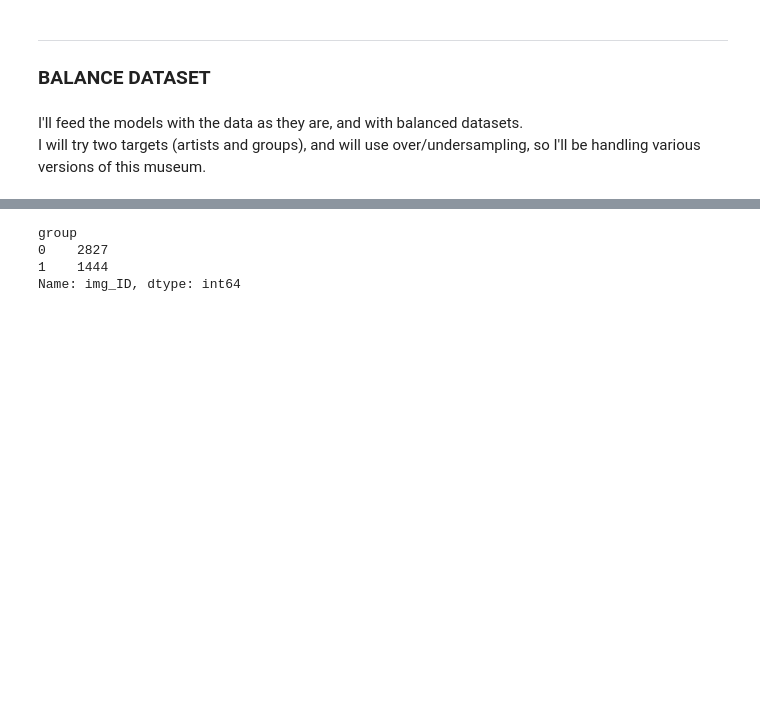
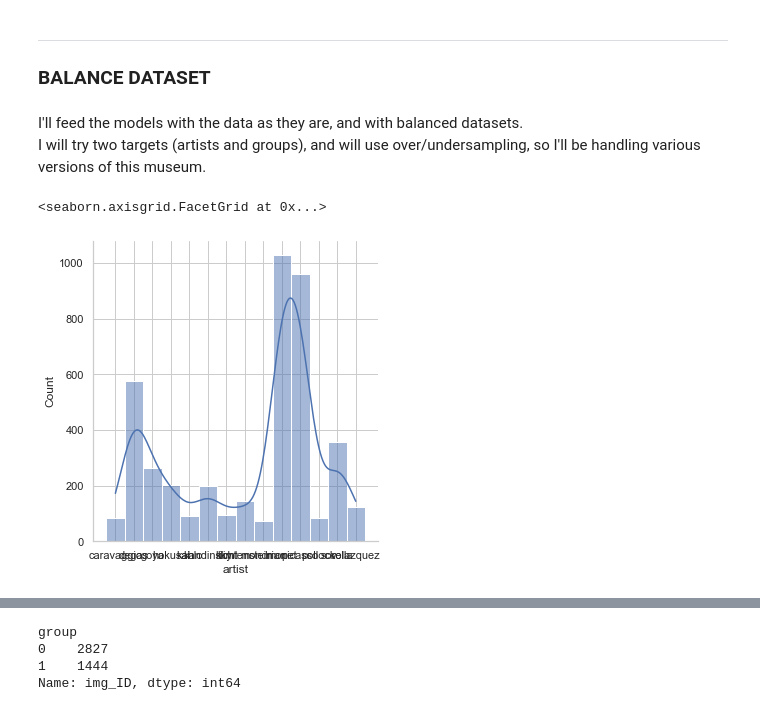
Before and after one commit to mabatalla/Academic-project-Is-this-Picasso, a Jupyter notebook: 02.- EDA & feature engineering.ipynb, the cells around one changed output, grey strips where cells are left out. Saved outputs shown, nothing was run; the diff lists cells and outputs as text; code cells hidden in the pictures; blank space fills up the shorter version.

```diff
--- a/02.- EDA & feature engineering.ipynb
+++ b/02.- EDA & feature engineering.ipynb
@@ -273,3 +273,10 @@ ___
 # %% [markdown]
 I'll feed the models with the data as they are, and with balanced datasets.
 I will try two targets (artists and groups), and will use over/undersampling, so I'll be handling various versions of this museum.
+# %%
+sns.displot(museum['artist'], kde=True)
+
+# I will try a decision tree
+# %% [output]
+<seaborn.axisgrid.FacetGrid at 0x...>
+[figure, added]
```
Also changed, not shown: parts of 6 cells of this notebook, 11 other files.
